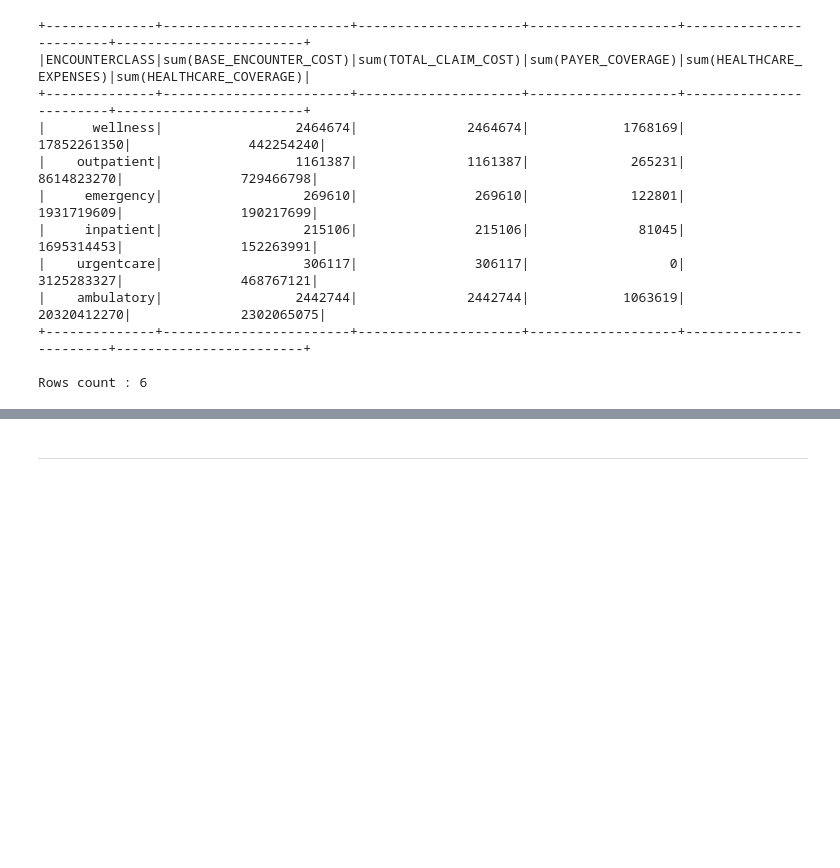
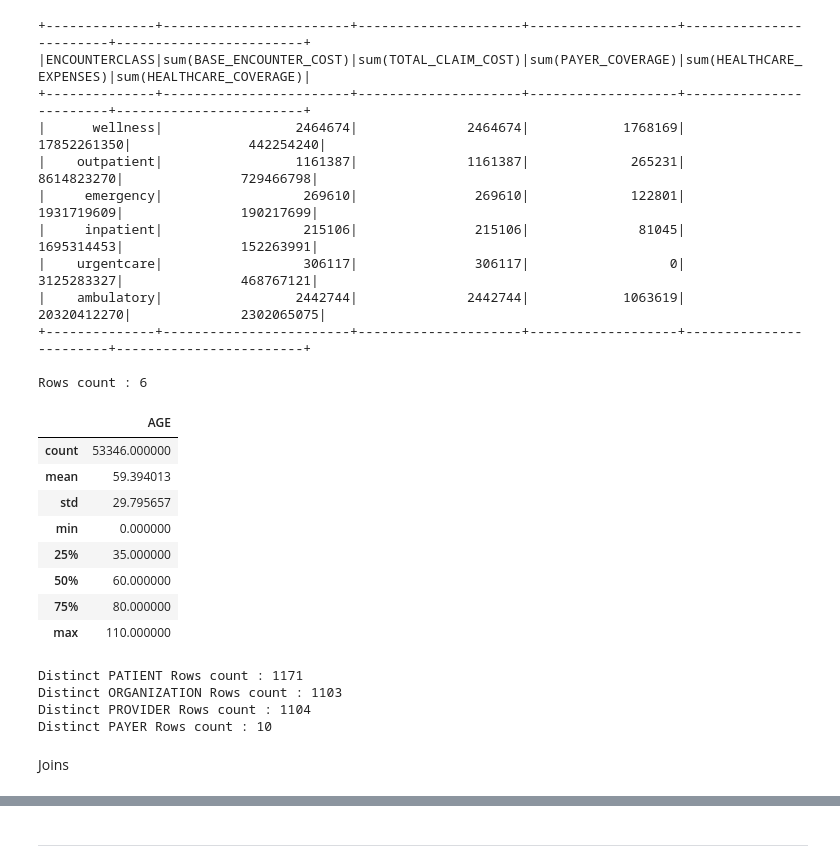
Before and after one commit to sunil-karki/EHR, a Jupyter notebook: WRL_EHR_1.ipynb, the cells around one changed output, grey strips where cells are left out. Drawn from its saved outputs; the diff is of its cells as text; code cells hidden in the pictures; blank space fills up the shorter version.

Commit message:
DA on patient dataframe

```diff
--- a/WRL_EHR_1.ipynb
+++ b/WRL_EHR_1.ipynb
@@ -390,6 +397,9 @@ root
 # Converting field type from string to numeric for df_patients
 df_patients = df_patients.withColumn("HEALTHCARE_EXPENSES",df_patients.HEALTHCARE_EXPENSES.cast(IntegerType())) \
                          .withColumn("HEALTHCARE_COVERAGE",df_patients.HEALTHCARE_COVERAGE.cast(IntegerType()))
+# %%
+# Adding new filed to df_patients called 'AGE'
+df_patients = df_patients.withColumn("AGE", floor(datediff(to_date(lit("2020-04-01")), col("BIRTHDATE"))/365.25))
 # %%
 # Converting field type from string to numeric for df_encounter
 df_encounters = df_encounters.withColumn("BASE_ENCOUNTER_COST",df_encounters.BASE_ENCOUNTER_COST.cast(IntegerType())) \
@@ -397,6 +407,6 @@ df_encounters = df_encounters.withColumn("BASE_ENCOUNTER_COST",df_encounters.BAS
                              .withColumn("PAYER_COVERAGE",df_encounters.PAYER_COVERAGE.cast(IntegerType()))
 # %%
 # Selecting selective columns like ID, NAME, EXPENSES for patients
-df_patients = df_patients.select("PATIENT_ID","SSN","DRIVERS","FIRST","LAST","MAIDEN","GENDER","HEALTHCARE_EXPENSES","HEALTHCARE_COVERAGE")
+df_patients = df_patients.select("PATIENT_ID","SSN","DRIVERS","FIRST","LAST","MAIDEN","GENDER","AGE","HEALTHCARE_EXPENSES","HEALTHCARE_COVERAGE")
 df_patients.show(5)
 # %% [output]
@@ -464,6 +474,40 @@ print(f"Rows count : {temp_RDD.count()}")
 +--------------+------------------------+---------------------+-------------------+------------------------+------------------------+
 
 Rows count : 6
+# %%
+# Convert pat_enc dataframe to pandas dataframe
+pd_pat_enc = pat_enc.select("AGE").toPandas()
+# %%
+#Summary statistics of columns: AGE
+pd_pat_enc[["AGE"]].describe()
+# %% [output]
+|  | AGE |
+| count | 53346.000000 |
+| mean | 59.394013 |
+| std | 29.795657 |
+| min | 0.000000 |
+| 25% | 35.000000 |
+| 50% | 60.000000 |
+| 75% | 80.000000 |
+| max | 110.000000 |
+# %%
+# Find distinct PATIENT, ORGANIZATION, PROVIDER, PAYER
+temp_RDD = pat_enc.select('PATIENT').distinct()
+#temp_RDD.show(5)
+print(f"Distinct PATIENT Rows count : {temp_RDD.count()}")
+temp_RDD = pat_enc.select('ORGANIZATION').distinct()
+print(f"Distinct ORGANIZATION Rows count : {temp_RDD.count()}")
+temp_RDD = pat_enc.select('PROVIDER').distinct()
+print(f"Distinct PROVIDER Rows count : {temp_RDD.count()}")
+temp_RDD = pat_enc.select('PAYER').distinct()
+print(f"Distinct PAYER Rows count : {temp_RDD.count()}")
+# %% [output]
+Distinct PATIENT Rows count : 1171
+Distinct ORGANIZATION Rows count : 1103
+Distinct PROVIDER Rows count : 1104
+Distinct PAYER Rows count : 10
+# %% [markdown]
+Joins
 # %%
 temp_RDD = df_patients.join(df_careplans, trim(df_patients.PATIENT_ID) == trim(df_careplans.PATIENT))
 temp_RDD.show(5)
```
Also changed, not shown: parts of 19 cells of this notebook.
